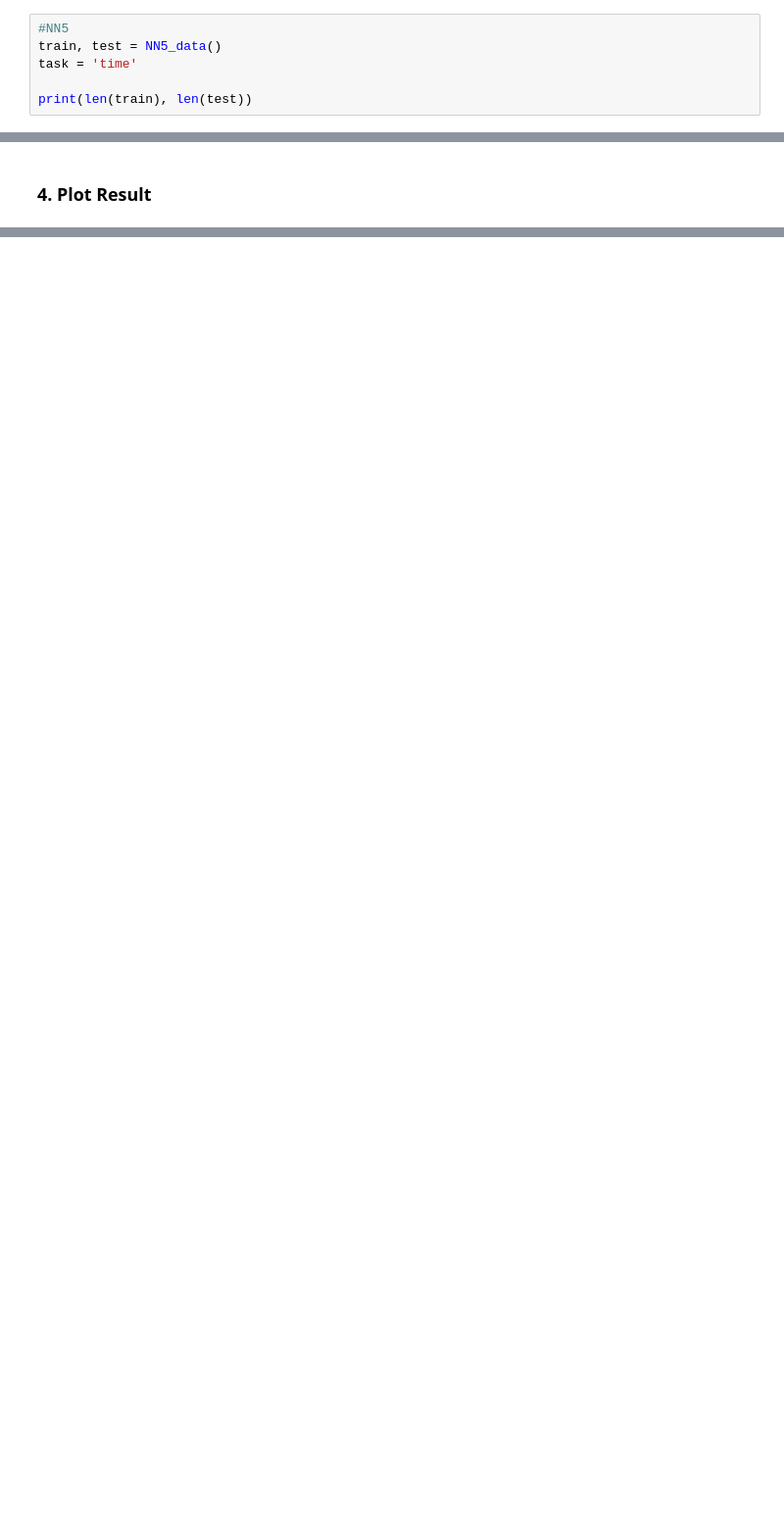
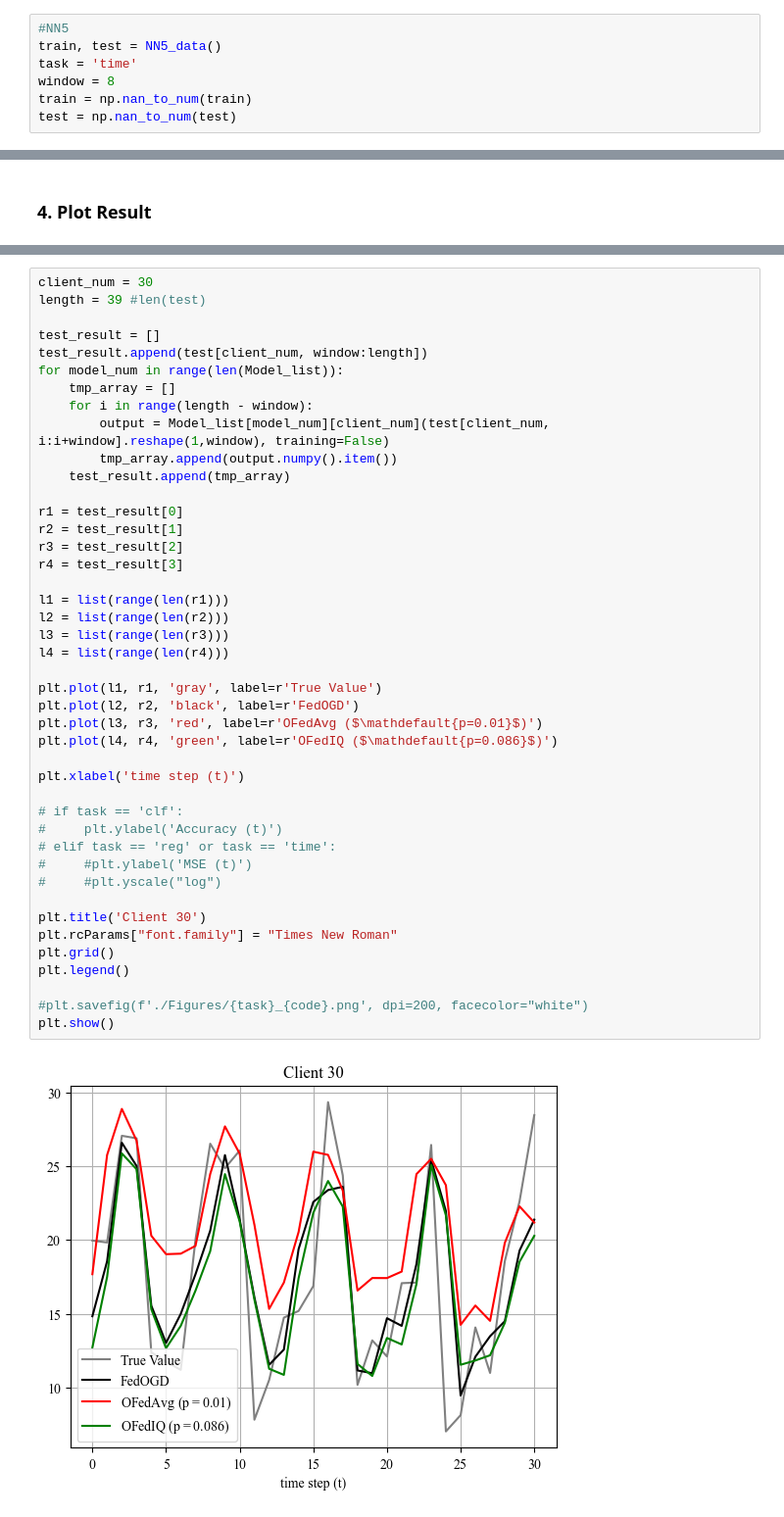
Before and after one commit to IISL-HYU/RegretAnalysis_OFL, a Jupyter notebook: time_series_Experiment.ipynb, the cells around one changed output, grey strips where cells are left out. Shown at 98% size. Drawn from its saved outputs; the diff is of its cells as text; blank space fills up the shorter version.

```diff
--- a/time_series_Experiment.ipynb
+++ b/time_series_Experiment.ipynb
@@ -30,5 +60,6 @@ L = 8           # Local training time (Batch Size)
 #NN5
 train, test = NN5_data()
 task = 'time'
-
-print(len(train), len(test))
+window = 8
+train = np.nan_to_num(train)
+test = np.nan_to_num(test)
@@ -152,0 +156,45 @@ FileNotFoundError: [Errno 2] No such file or directory: './result/reg_FedOGD_Ene
+# %%
+client_num = 30
+length = 39 #len(test)
+
+test_result = []
+test_result.append(test[client_num, window:length])
+for model_num in range(len(Model_list)):
+    tmp_array = []
+    for i in range(length - window):
+        output = Model_list[model_num][client_num](test[client_num, i:i+window].reshape(1,window), training=False)
+        tmp_array.append(output.numpy().item())
+    test_result.append(tmp_array)
+
+r1 = test_result[0]
+r2 = test_result[1]
+r3 = test_result[2]
+r4 = test_result[3]
+
+l1 = list(range(len(r1)))
+l2 = list(range(len(r2)))
+l3 = list(range(len(r3)))
+l4 = list(range(len(r4)))
+
+plt.plot(l1, r1, 'gray', label=r'True Value')
+plt.plot(l2, r2, 'black', label=r'FedOGD')
+plt.plot(l3, r3, 'red', label=r'OFedAvg ($\mathdefault{p=0.01}$)')
+plt.plot(l4, r4, 'green', label=r'OFedIQ ($\mathdefault{p=0.086}$)')
+
+plt.xlabel('time step (t)')
+
+# if task == 'clf':
+#     plt.ylabel('Accuracy (t)')
+# elif task == 'reg' or task == 'time':
+#     #plt.ylabel('MSE (t)')
+#     #plt.yscale("log")
+
+plt.title('Client 30')
+plt.rcParams["font.family"] = "Times New Roman"
+plt.grid()
+plt.legend()
+
+#plt.savefig(f'./Figures/{task}_{code}.png', dpi=200, facecolor="white")
+plt.show()
+# %% [output]
+[figure, added]
```
Also changed, not shown: parts of 11 cells of this notebook, 25 other files.
